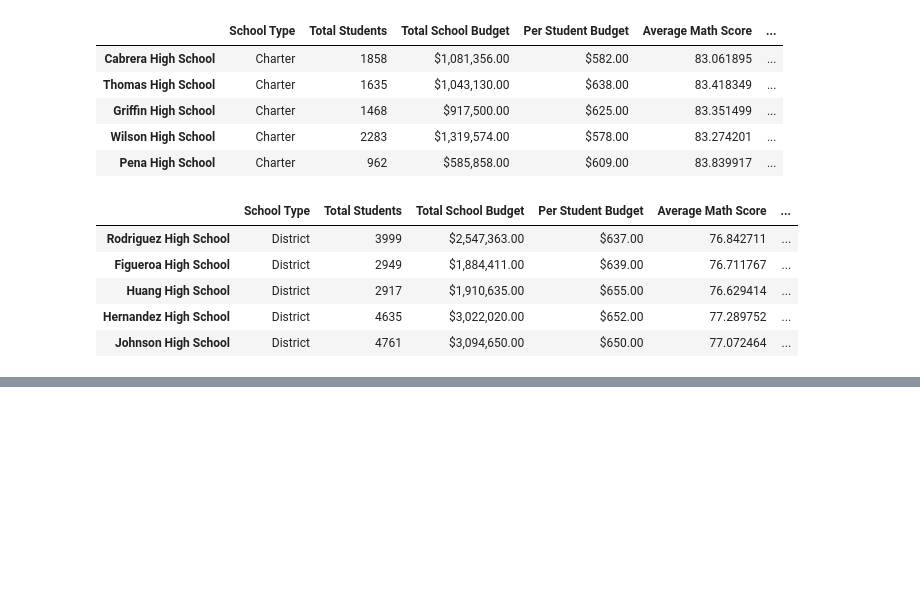
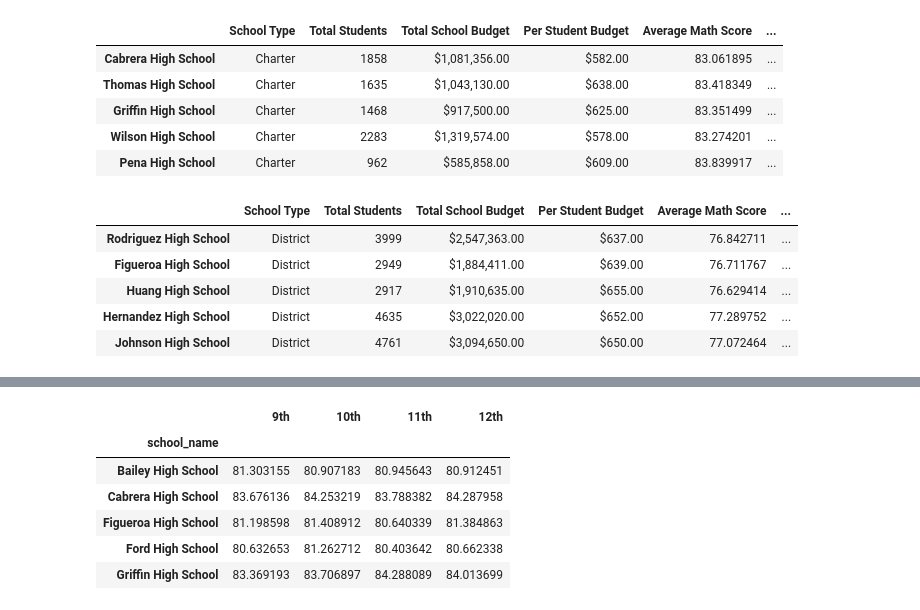
Before and after one commit to eriksvoboda/School_District_Analysis, a Jupyter notebook: PyCitySchools.ipynb, the cells around one changed output, grey strips where cells are left out. Drawn from its saved outputs; the diff is of its cells as text; code cells hidden in the pictures; blank space fills up the shorter version.

```diff
--- a/PyCitySchools.ipynb
+++ b/PyCitySchools.ipynb
@@ -881,0 +941,10 @@ bottom_schools.head()
+# %%
+# Group each grade level DF by the school name for the average reading score
+
+ninth_grade_reading_scores = ninth_graders.groupby(["school_name"]).mean()["reading_score"]
+
+tenth_grade_reading_scores = tenth_graders.groupby(["school_name"]).mean()["reading_score"]
+
+eleventh_grade_reading_scores = eleventh_graders.groupby(["school_name"]).mean()["reading_score"]
+
+twelfth_graders_reading_scores = twelfth_graders.groupby(["school_name"]).mean()["reading_score"]
@@ -881,0 +1007,16 @@ bottom_schools.head()
+# %%
+# Combine each grade level Series for average math scores by school indo a single DF
+reading_scores_by_grade = pd.DataFrame({
+    "9th": ninth_grade_reading_scores,
+    "10th": tenth_grade_reading_scores,
+    "11th": eleventh_grade_reading_scores,
+    "12th": twelfth_graders_reading_scores})
+reading_scores_by_grade.head()
+# %% [output]
+|  | 9th | 10th | 11th | 12th |
+| school_name |  |  |  |  |
+| Bailey High School | 81.303155 | 80.907183 | 80.945643 | 80.912451 |
+| Cabrera High School | 83.676136 | 84.253219 | 83.788382 | 84.287958 |
+| Figueroa High School | 81.198598 | 81.408912 | 80.640339 | 81.384863 |
+| Ford High School | 80.632653 | 81.262712 | 80.403642 | 80.662338 |
+| Griffin High School | 83.369193 | 83.706897 | 84.288089 | 84.013699 |
```
Also changed, not shown: parts of 10 cells of this notebook.
